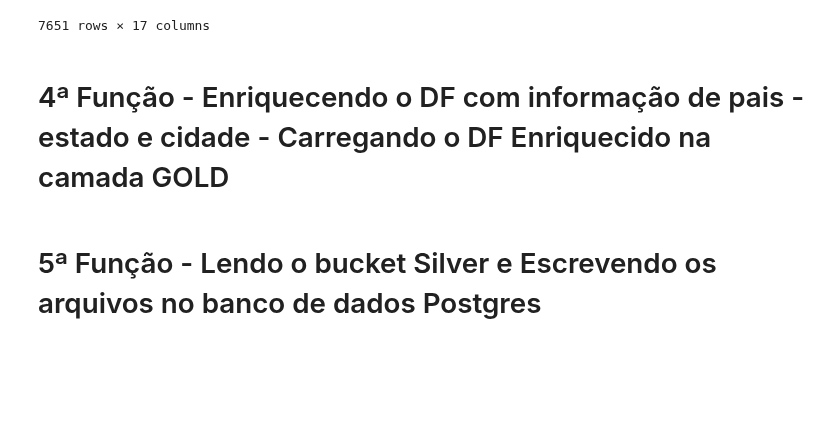
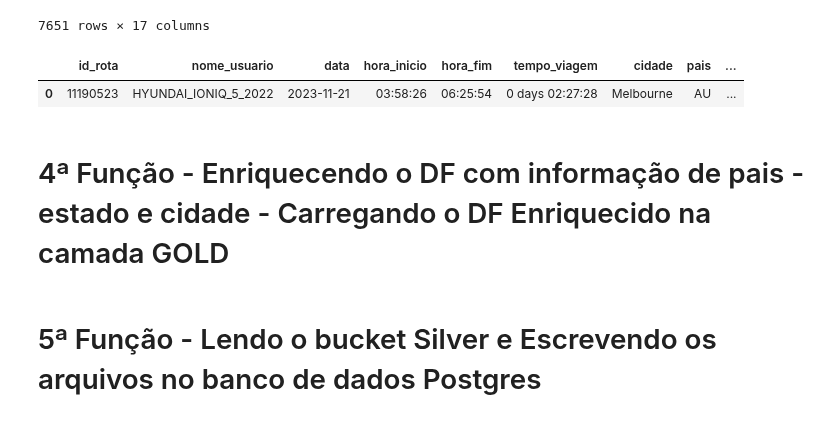
Before and after one commit to ThigaoRibeiro/tcc-ufrj-pipeline, a Jupyter notebook: Teste_WebScraping_OpenStreetMap.ipynb, the cells around one changed output. Saved outputs shown, nothing was run; the diff lists cells and outputs as text; code cells hidden in the pictures; blank space fills up the shorter version.

```diff
--- a/Teste_WebScraping_OpenStreetMap.ipynb
+++ b/Teste_WebScraping_OpenStreetMap.ipynb
@@ -858,7 +867,7 @@ def haversine(lat1, lon1, lat2, lon2):
 df['dist_euclidiana'] = df.apply(calc_dist_euclidiana, axis=1)
 df['dist_manhattan'] = df.apply(calc_dist_manhattan, axis=1)
 df['dist_minkowski'] = df.apply(calc_dist_minkowski, axis=1)
-df['dist_haversine'] = df.apply(lambda row: haversine(row['lat1'], row['lon1'], row['lat2'], row['lon2']), axis=1)
+#df['dist_haversine'] = df.apply(lambda row: haversine(row['lat1'], row['lon1'], row['lat2'], row['lon2']), axis=1)
 # %% [output]
 A value is trying to be set on a copy of a slice from a DataFrame.
 Try using .loc[row_indexer,col_indexer] = value instead
@@ -911,3 +942,47 @@ df
+# %%
+id_rota = df['id_rota'].iloc[0]
+nome_usuario = df['nome_usuario'].iloc[0]
+data = df['data'].iloc[0]
+hora_inicio = df['hora'].iloc[0]
+hora_fim = df['hora'].iloc[-1]  # Última ocorrência de hora
+cidade = df['cidade'].iloc[0]
+pais = df['pais'].iloc[0]
+
+# Calcular o tempo de viagem
+primeira_hora = pd.to_datetime(hora_inicio)
+ultima_hora = pd.to_datetime(hora_fim)
+if ultima_hora > primeira_hora:
+    tempo_viagem = ultima_hora - primeira_hora
+else:
+    tempo_viagem = primeira_hora - ultima_hora
+
+# Calcular as somas das distâncias
+dist_euclidiana = df['dist_euclidiana'].sum()
+dist_manhattan = df['dist_manhattan'].sum()
+dist_minkowski = df['dist_minkowski'].sum()
+
+# Definir a data de carga do banco como a hora atual
+data_carga_banco = datetime.now()
+# %%
+df_distancias = pd.DataFrame({
+    'id_rota': [id_rota],
+    'nome_usuario': [nome_usuario],
+    'data': [data],
+    'hora_inicio': [hora_inicio],
+    'hora_fim': [hora_fim],
+    'tempo_viagem': [tempo_viagem],
+    'cidade': [cidade],
+    'pais': [pais],
+    'dist_euclidiana': [dist_euclidiana],
+    'dist_manhattan': [dist_manhattan],
+    'dist_minkowski': [dist_minkowski],
+    'data_carga_banco': [data_carga_banco]
+})
+# %%
+df_distancias
+# %% [output]
+|  | id_rota | nome_usuario | data | hora_inicio | hora_fim | tempo_viagem | cidade | pais | ... |
+| 0 | 11190523 | HYUNDAI_IONIQ_5_2022 | 2023-11-21 | 03:58:26 | 06:25:54 | 0 days 02:27:28 | Melbourne | AU | ... |
 # %% [markdown]
 # 4ª Função - Enriquecendo o DF com informação de pais - estado e cidade - Carregando o DF Enriquecido na camada GOLD
 # %%
```
Also changed, not shown: parts of 23 cells of this notebook, 7 other files.
